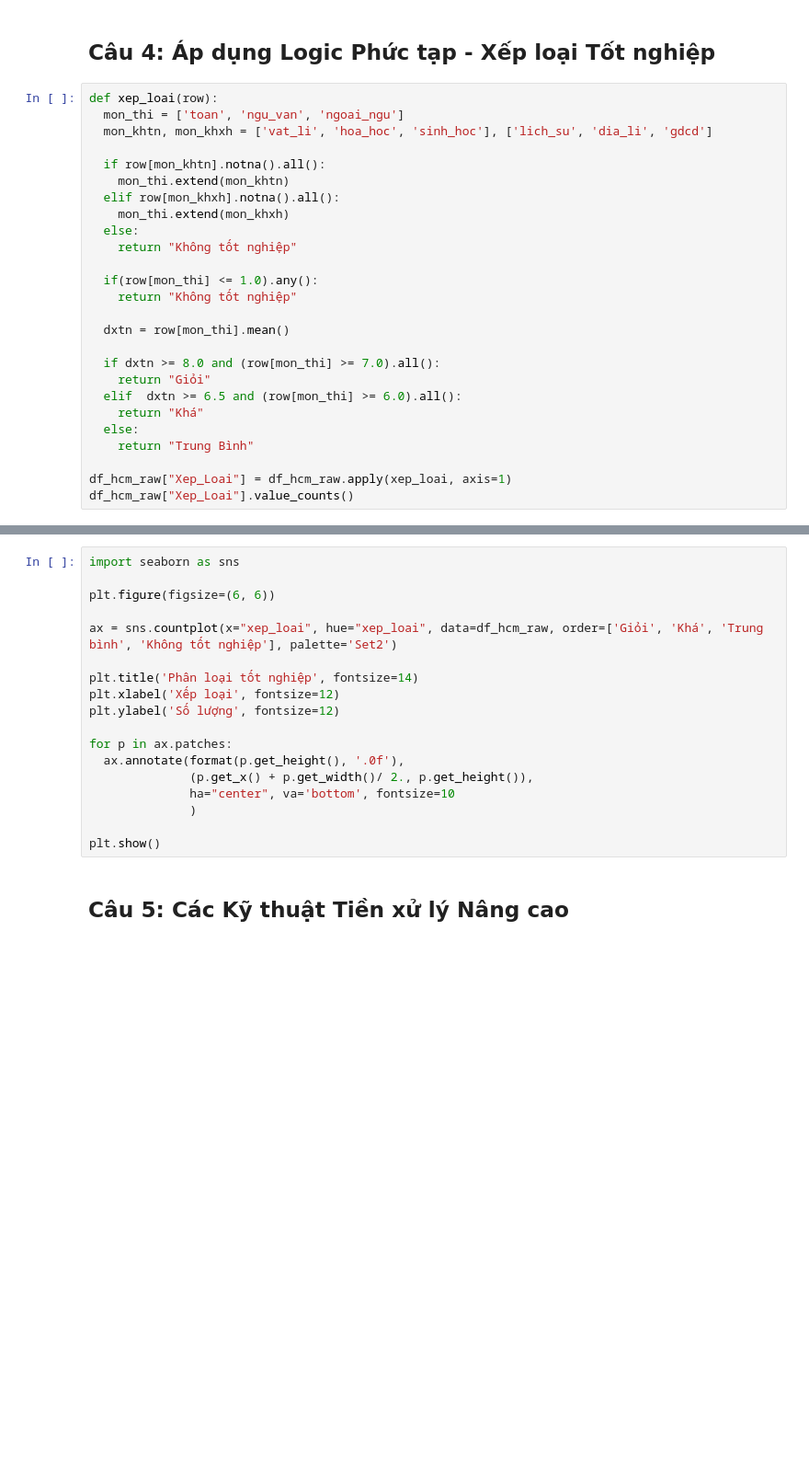
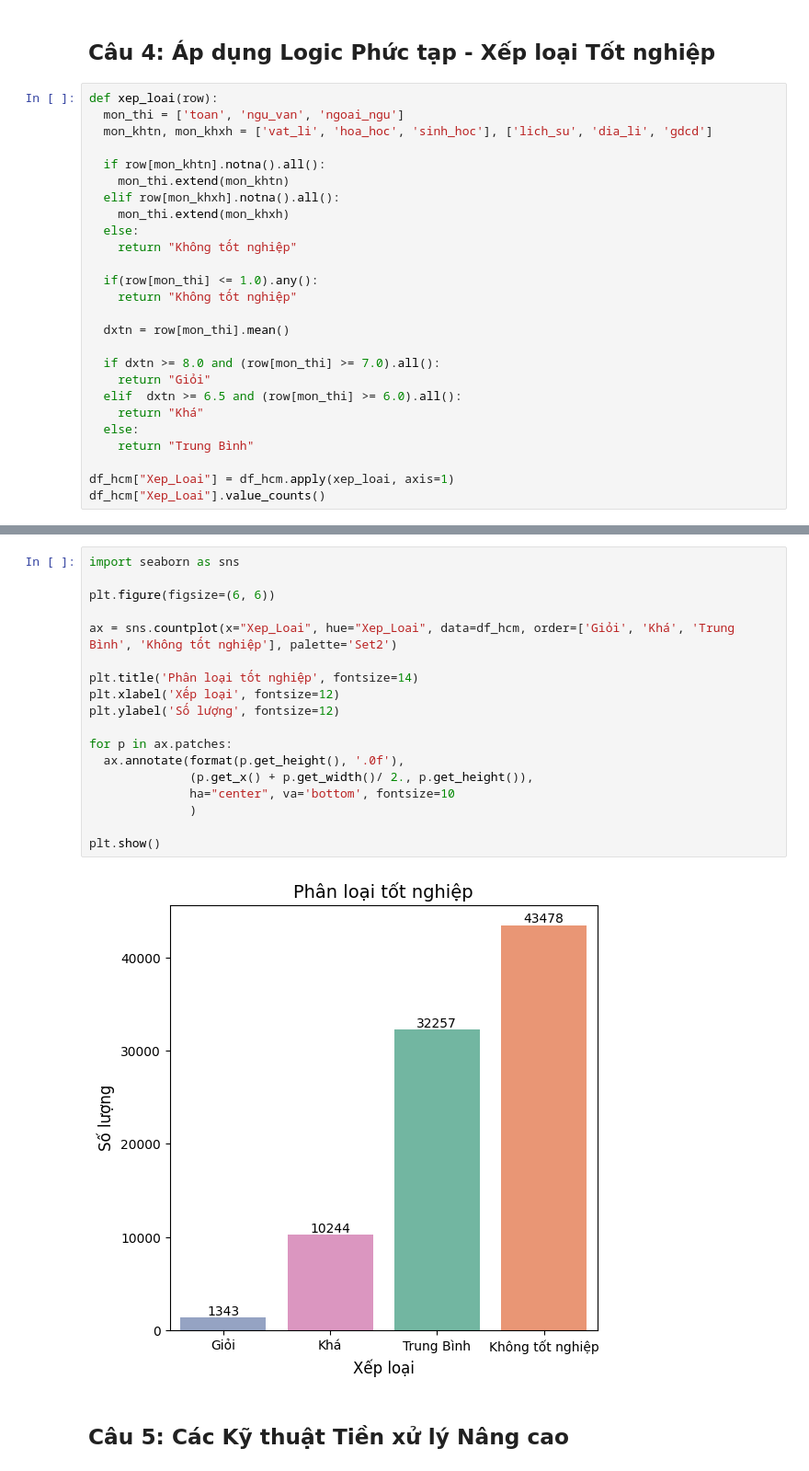
Before and after one commit to vnscience/DataMining, a Jupyter notebook: KPDL_BTH02.ipynb, the cells around one changed output, grey strips where cells are left out. Shown at 92% size. Cells and saved outputs as stored; diff of their text form; blank space fills up the shorter version.

```diff
--- a/KPDL_BTH02.ipynb
+++ b/KPDL_BTH02.ipynb
@@ -220,6 +226,6 @@ def xep_loai(row):
   else:
     return "Trung Bình"
 
-df_hcm_raw["Xep_Loai"] = df_hcm_raw.apply(xep_loai, axis=1)
-df_hcm_raw["Xep_Loai"].value_counts()
+df_hcm["Xep_Loai"] = df_hcm.apply(xep_loai, axis=1)
+df_hcm["Xep_Loai"].value_counts()
 # %% [output]
@@ -227,21 +239,23 @@ KeyboardInterrupt:
 # %%
 import seaborn as sns
 
 plt.figure(figsize=(6, 6))
 
-ax = sns.countplot(x="xep_loai", hue="xep_loai", data=df_hcm_raw, order=['Giỏi', 'Khá', 'Trung bình', 'Không tốt nghiệp'], palette='Set2')
+ax = sns.countplot(x="Xep_Loai", hue="Xep_Loai", data=df_hcm, order=['Giỏi', 'Khá', 'Trung Bình', 'Không tốt nghiệp'], palette='Set2')
 
 plt.title('Phân loại tốt nghiệp', fontsize=14)
 plt.xlabel('Xếp loại', fontsize=12)
 plt.ylabel('Số lượng', fontsize=12)
 
 for p in ax.patches:
   ax.annotate(format(p.get_height(), '.0f'),
               (p.get_x() + p.get_width()/ 2., p.get_height()),
               ha="center", va='bottom', fontsize=10
               )
 
 plt.show()
+# %% [output]
+[figure, added]
 # %% [markdown]
 ## Câu 5: Các Kỹ thuật Tiền xử lý Nâng cao
 # %% [markdown]
```
Also changed, not shown: parts of 11 cells of this notebook.
